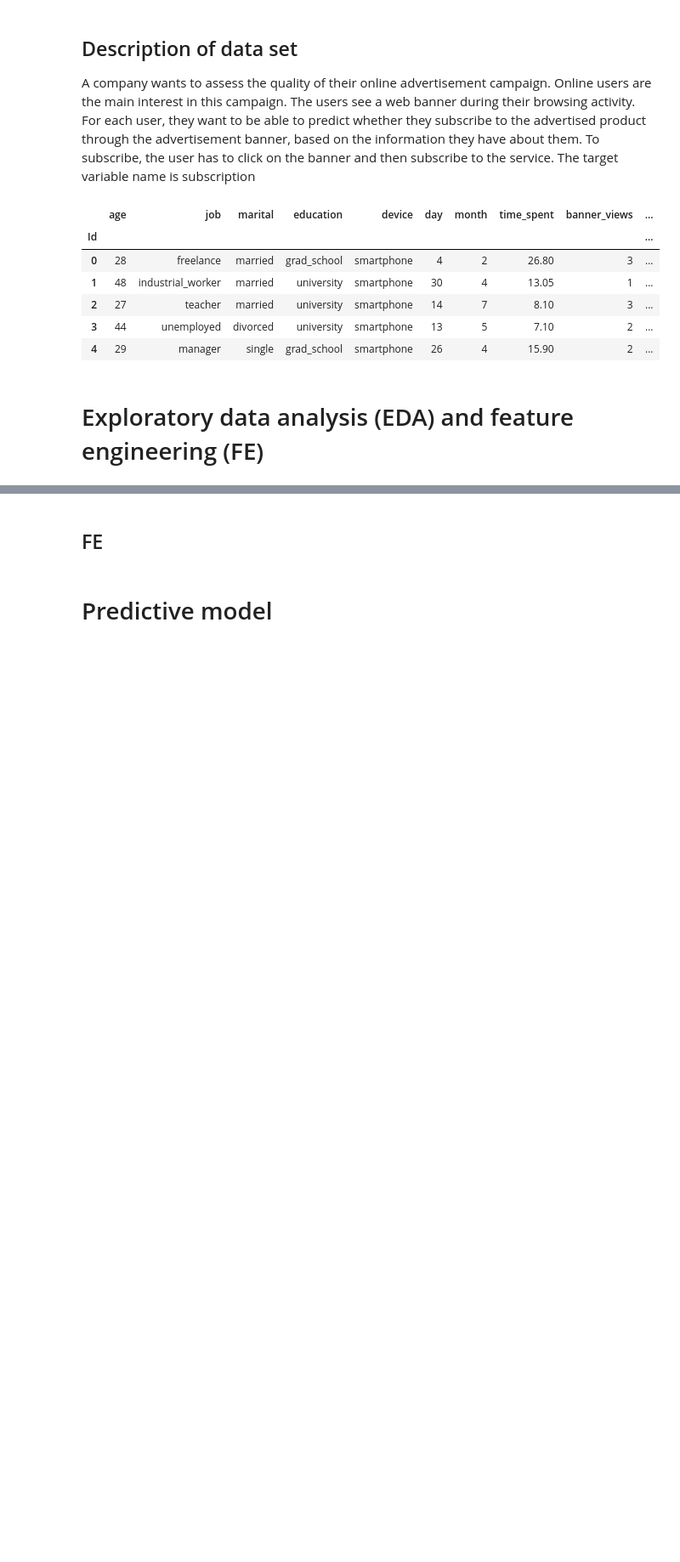
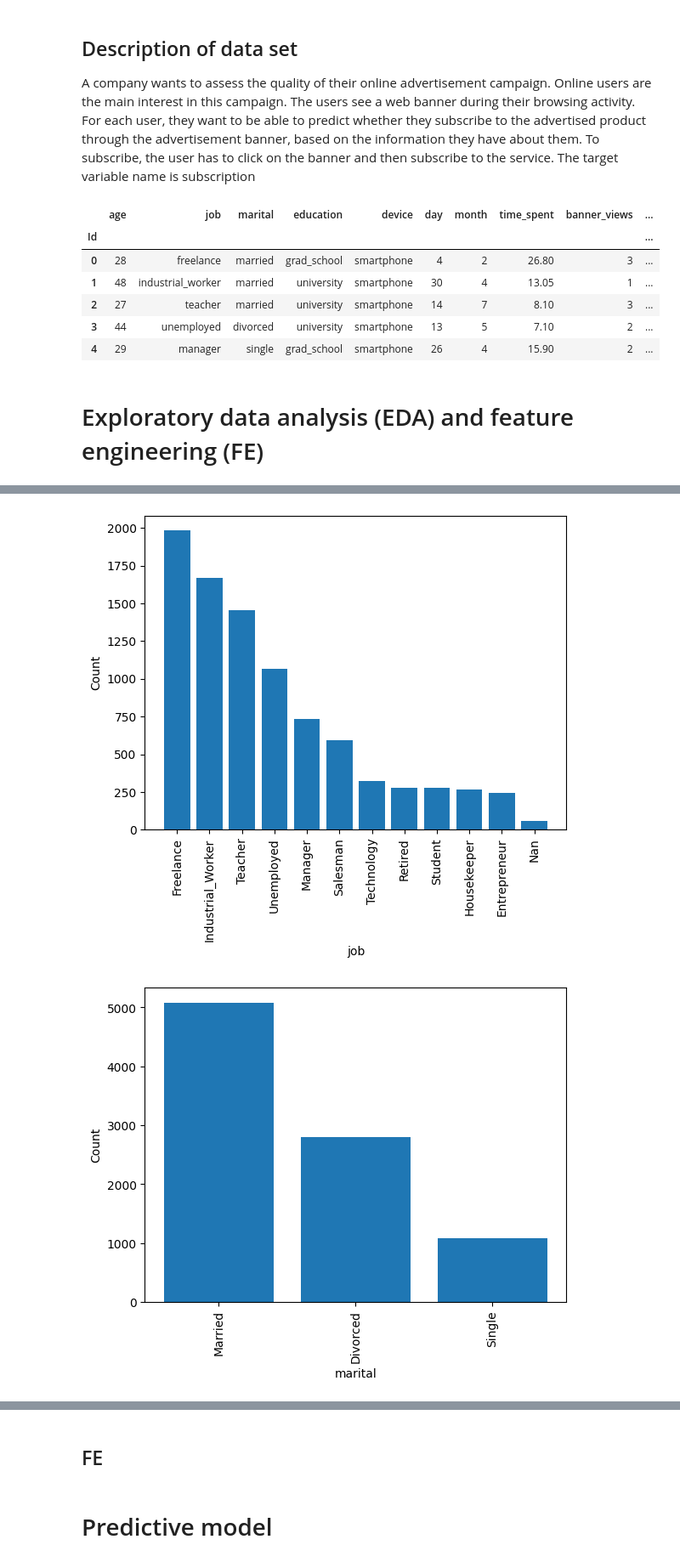
Before and after one commit to realbigi/ML_Data_Competition, a Jupyter notebook: Report.ipynb, the cells around one changed output, grey strips where cells are left out. Shown: that part at 85% size. Drawn from its saved outputs; the diff is of its cells as text; code cells hidden in the pictures; blank space fills up the shorter version.

Commit message:
bar plot of character columns

```diff
--- a/Report.ipynb
+++ b/Report.ipynb
@@ -69,0 +74,12 @@ memory usage: 1.2+ MB
+# %%
+for col in train.columns:
+    if train[col].dtype == 'object':
+        unique_values = [str(s).title() for s in train[col].unique()]
+        plt.bar(range(len(unique_values)), train[col].value_counts(dropna=False))
+        plt.xticks(range(len(unique_values)), unique_values, rotation=90)
+        plt.xlabel(col)
+        plt.ylabel('Count')
+        plt.show()
+# %% [output]
+[figure, added]
+[figure, added]
```
Also changed, not shown: parts of 6 cells of this notebook.
